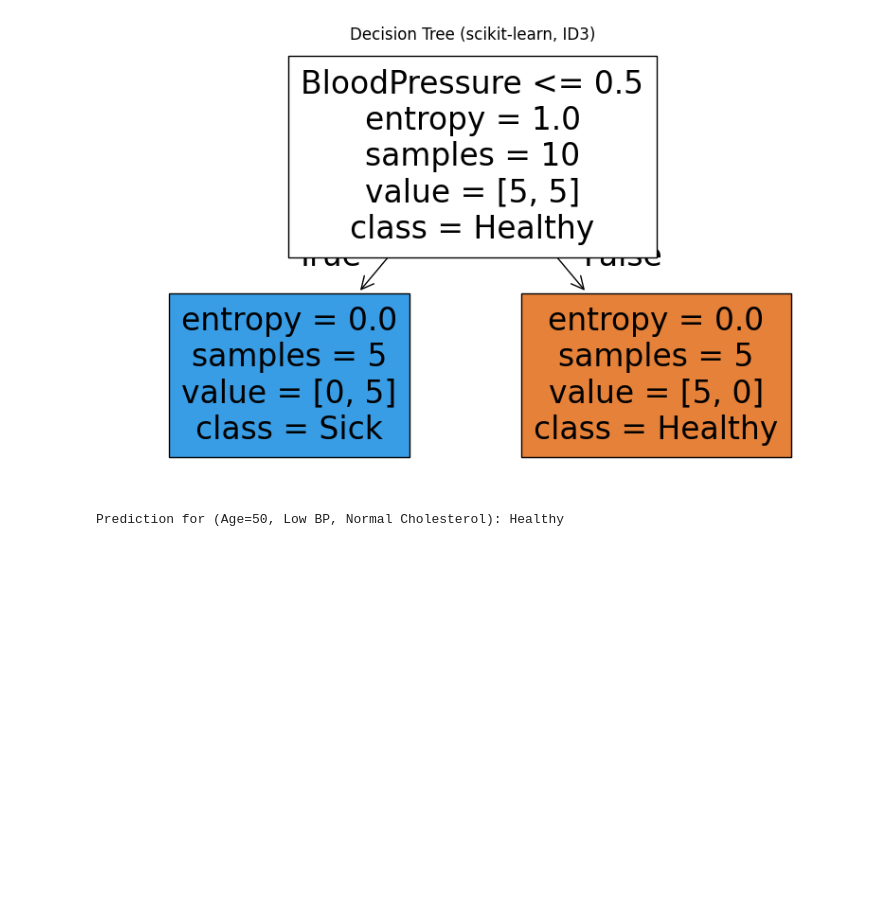
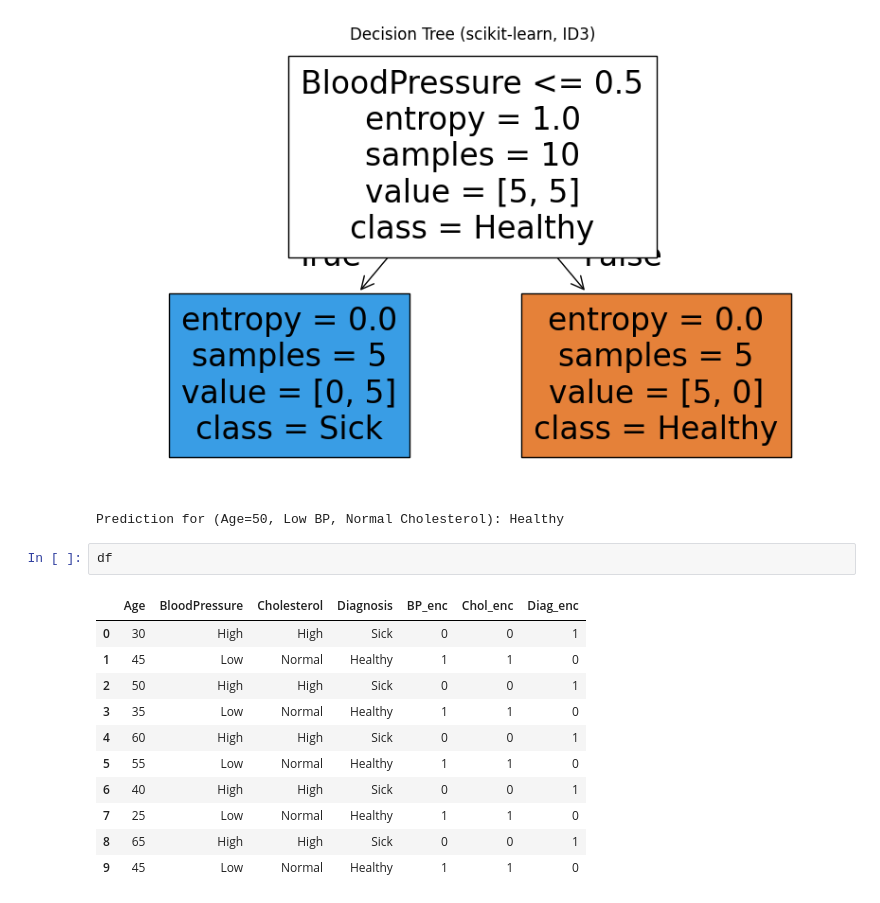
Before and after one commit to pratyushb01/ML-LAB, a Jupyter notebook: lab8/lab8.ipynb, the cells around one changed output. Saved outputs shown, nothing was run; the diff lists cells and outputs as text; blank space fills up the shorter version.

```diff
--- a/lab8/lab8.ipynb
+++ b/lab8/lab8.ipynb
@@ -310,3 +310,17 @@ print(f"\nPrediction for (Age=50, Low BP, Normal Cholesterol): {le_diag.inverse_
 # %% [output]
 [figure]
 Prediction for (Age=50, Low BP, Normal Cholesterol): Healthy
+# %%
+df
+# %% [output]
+|  | Age | BloodPressure | Cholesterol | Diagnosis | BP_enc | Chol_enc | Diag_enc |
+| 0 | 30 | High | High | Sick | 0 | 0 | 1 |
+| 1 | 45 | Low | Normal | Healthy | 1 | 1 | 0 |
+| 2 | 50 | High | High | Sick | 0 | 0 | 1 |
+| 3 | 35 | Low | Normal | Healthy | 1 | 1 | 0 |
+| 4 | 60 | High | High | Sick | 0 | 0 | 1 |
+| 5 | 55 | Low | Normal | Healthy | 1 | 1 | 0 |
+| 6 | 40 | High | High | Sick | 0 | 0 | 1 |
+| 7 | 25 | Low | Normal | Healthy | 1 | 1 | 0 |
+| 8 | 65 | High | High | Sick | 0 | 0 | 1 |
+| 9 | 45 | Low | Normal | Healthy | 1 | 1 | 0 |
```
Also changed, not shown: 5 other files.
